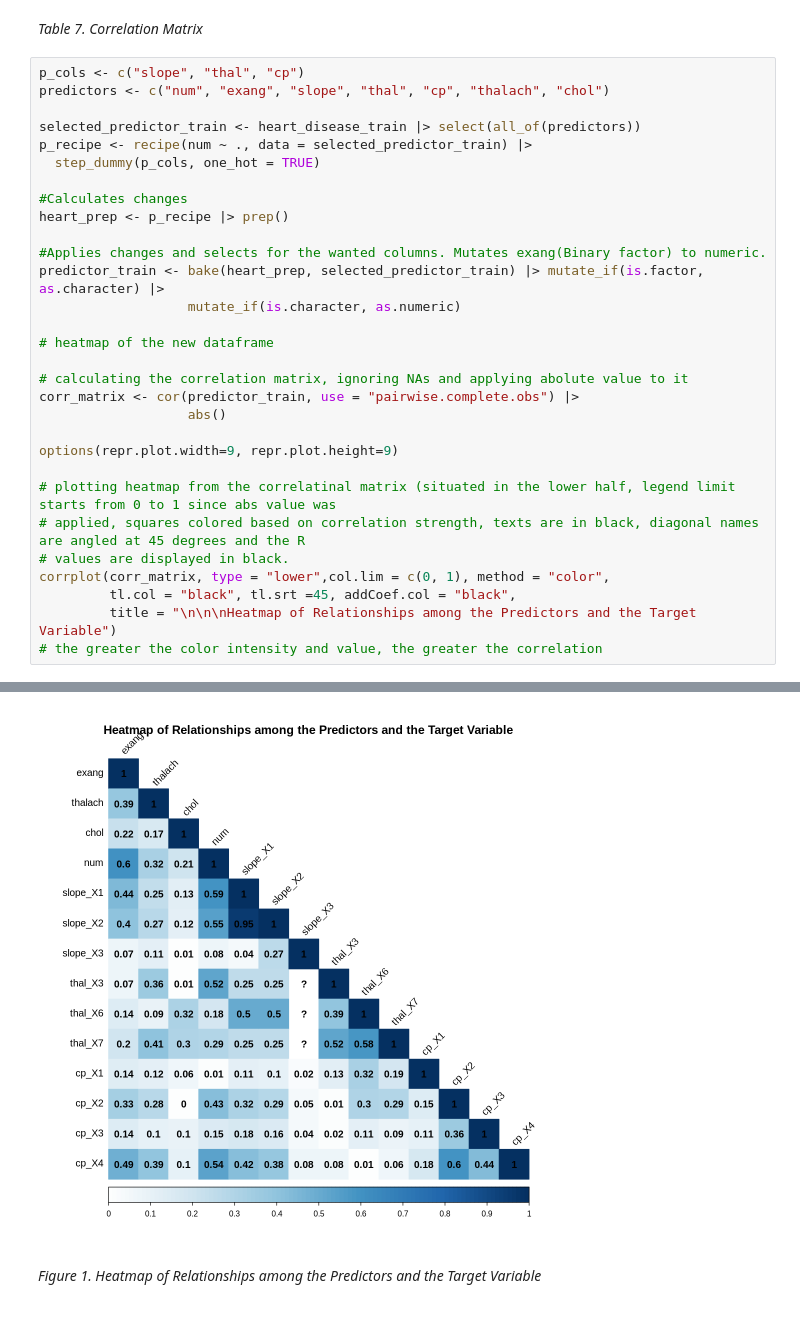
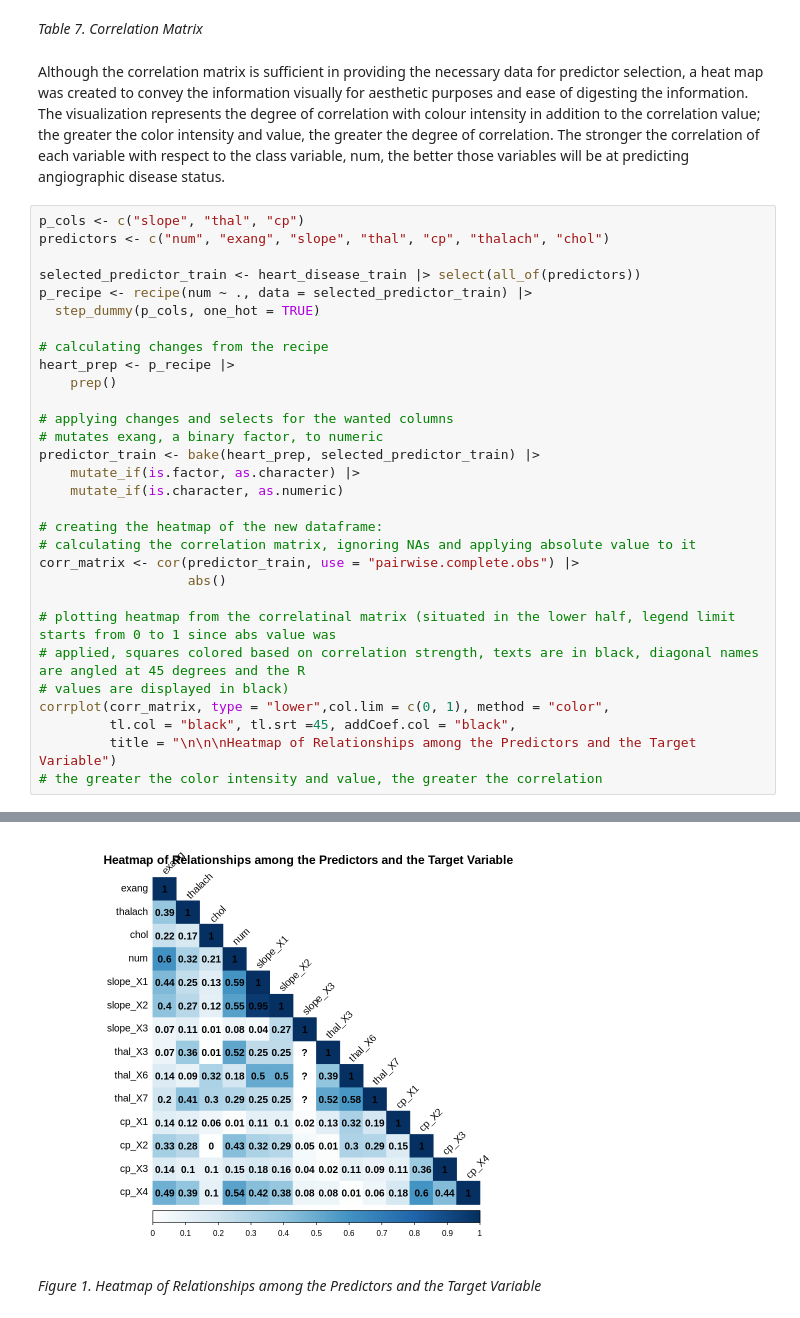
Before and after one commit to GeneRevo/DSCI100-007-Group10, a Jupyter notebook: 007_project_final_report.ipynb, the cells around one changed output, grey strips where cells are left out. Drawn from its saved outputs; the diff is of its cells as text.

```diff
--- a/007_project_final_report.ipynb
+++ b/007_project_final_report.ipynb
@@ -270,6 +278,8 @@ restecg_X0  0.002210262
 ca                   NA
 # %% [markdown]
 *Table 7. Correlation Matrix*
+# %% [markdown]
+Although the correlation matrix is sufficient in providing the necessary data for predictor selection, a heat map was created to convey the information visually for aesthetic purposes and ease of digesting the information. The visualization represents the degree of correlation with colour intensity in addition to the correlation value; the greater the color intensity and value, the greater the degree of correlation. The stronger the correlation of each variable with respect to the class variable, num, the better those variables will be at predicting angiographic disease status.
 # %%
 p_cols <- c("slope", "thal", "cp")
 predictors <- c("num", "exang", "slope", "thal", "cp", "thalach", "chol")
@@ -278,24 +288,24 @@ selected_predictor_train <- heart_disease_train |> select(all_of(predictors))
 p_recipe <- recipe(num ~ ., data = selected_predictor_train) |>
   step_dummy(p_cols, one_hot = TRUE)
 
-#Calculates changes
-heart_prep <- p_recipe |> prep()
+# calculating changes from the recipe
+heart_prep <- p_recipe |>
+    prep()
 
-#Applies changes and selects for the wanted columns. Mutates exang(Binary factor) to numeric.
-predictor_train <- bake(heart_prep, selected_predictor_train) |> mutate_if(is.factor, as.character) |>
-                   mutate_if(is.character, as.numeric)
+# applying changes and selects for the wanted columns
+# mutates exang, a binary factor, to numeric
+predictor_train <- bake(heart_prep, selected_predictor_train) |>
+    mutate_if(is.factor, as.character) |>
+    mutate_if(is.character, as.numeric)
 
-# heatmap of the new dataframe
-
-# calculating the correlation matrix, ignoring NAs and applying abolute value to it
+# creating the heatmap of the new dataframe:
+# calculating the correlation matrix, ignoring NAs and applying absolute value to it
 corr_matrix <- cor(predictor_train, use = "pairwise.complete.obs") |>
                    abs()
 
-options(repr.plot.width=9, repr.plot.height=9)
-
 # plotting heatmap from the correlatinal matrix (situated in the lower half, legend limit starts from 0 to 1 since abs value was
 # applied, squares colored based on correlation strength, texts are in black, diagonal names are angled at 45 degrees and the R
-# values are displayed in black.
+# values are displayed in black)
 corrplot(corr_matrix, type = "lower",col.lim = c(0, 1), method = "color",
          tl.col = "black", tl.srt =45, addCoef.col = "black",
          title = "\n\n\nHeatmap of Relationships among the Predictors and the Target Variable")
@@ -304,13 +318,13 @@ corrplot(corr_matrix, type = "lower",col.lim = c(0, 1), method = "color",
 Warning message:
 “There are new levels in a factor: NA”
 Warning message:
 “There are new levels in a factor: NA”
 Warning message:
 “There are new levels in a factor: NA”
 Warning message:
 “There are new levels in a factor: NA”
 Warning message in cor(predictor_train, use = "pairwise.complete.obs"):
 “the standard deviation is zero”
-[figure, old version]
+[figure, new version]
 # %% [markdown]
 *Figure 1. Heatmap of Relationships among the Predictors and the Target Variable*
```
Also changed, not shown: parts of 16 cells of this notebook.
